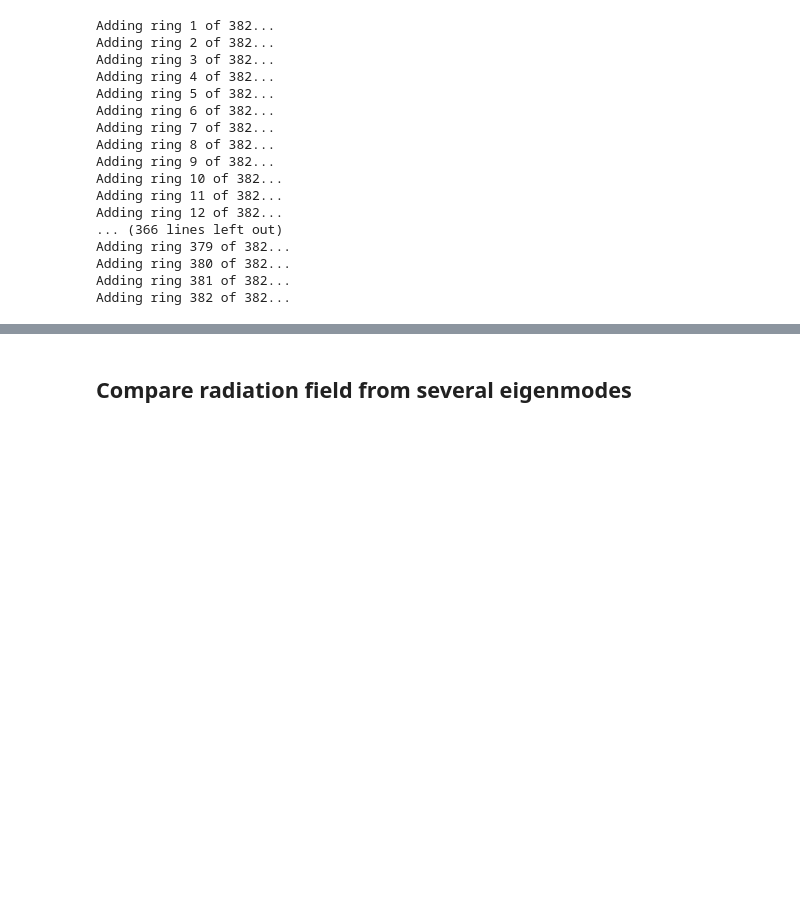
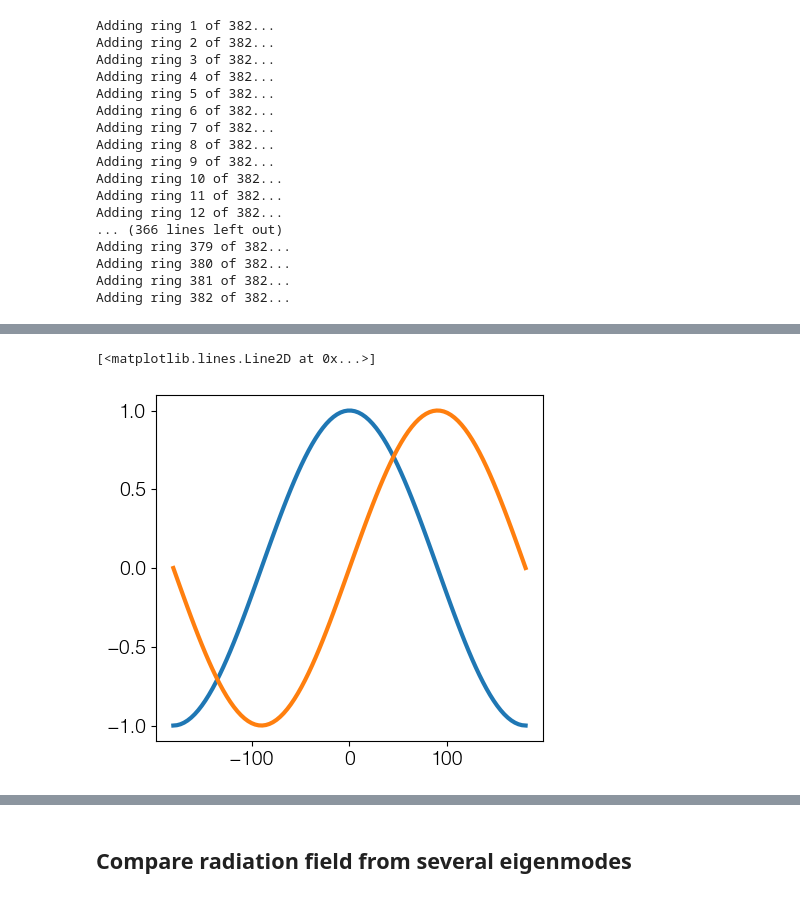
Before and after one commit to asmcleod/EigenProbe, a Jupyter notebook: Notebooks/5 - Probe eigenmode properties.ipynb, the cells around one changed output, grey strips where cells are left out. Saved outputs shown, nothing was run; the diff lists cells and outputs as text; code cells hidden in the pictures; blank space fills up the shorter version.

```diff
--- a/Notebooks/5 - Probe eigenmode properties.ipynb
+++ b/Notebooks/5 - Probe eigenmode properties.ipynb
@@ -711,0 +718,6 @@ Text(0.5, 1.0, 'Radiation amplitude from $\\nu=0$')
+# %%
+plt.plot(angles,np.sin(np.deg2rad(90-angles)))
+plt.plot(angles,np.cos(np.deg2rad(90-angles)))
+# %% [output]
+[<matplotlib.lines.Line2D at 0x...>]
+[figure, added]
```
Also changed, not shown: parts of 22 cells of this notebook, 21 other files.
